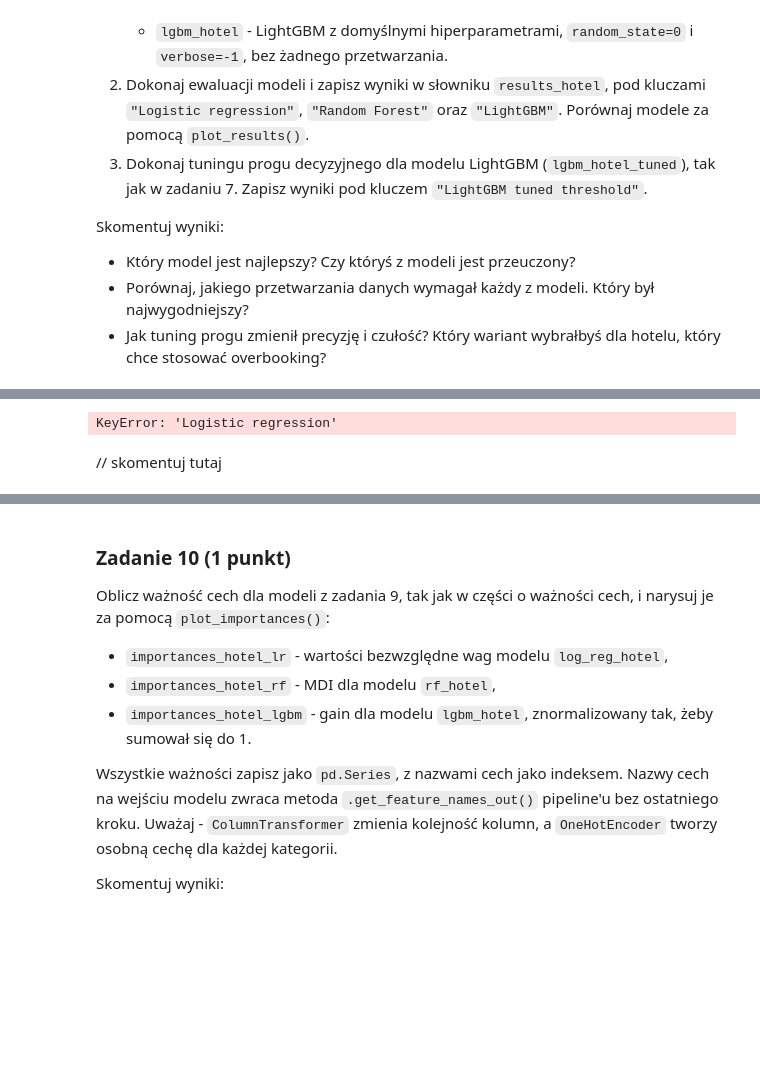
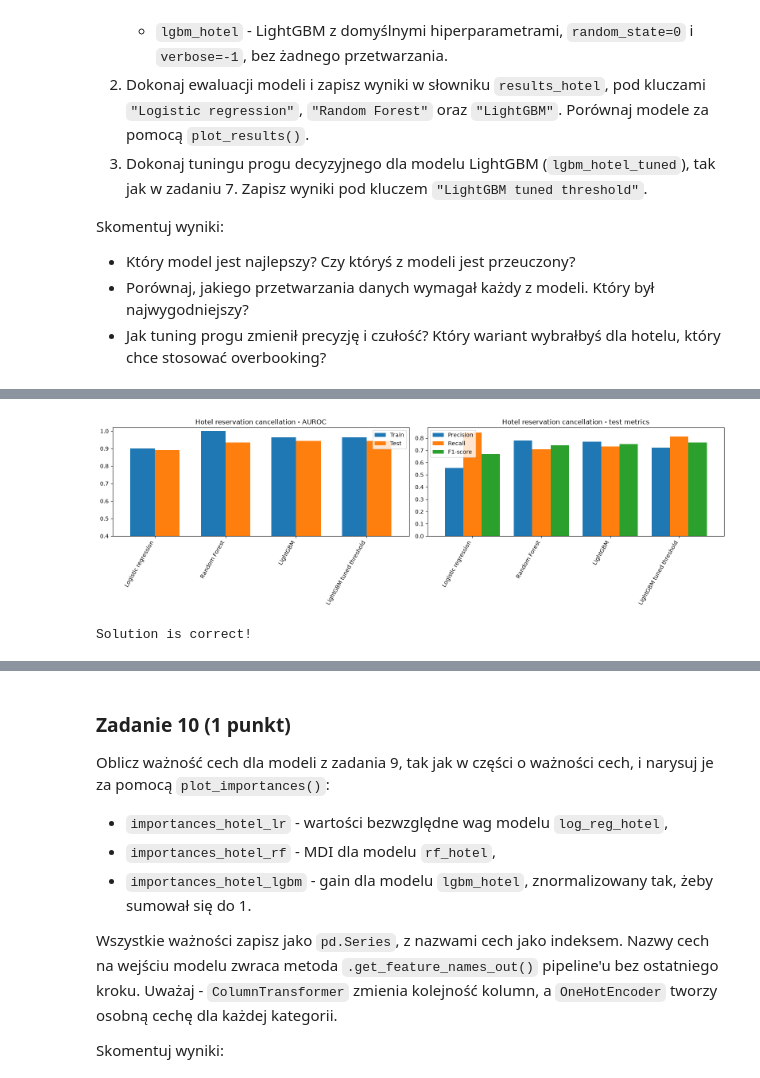
Before and after one commit to Mysiax05/AI_Basics, a Jupyter notebook: lab2/lab_2.ipynb, the cells around one changed output, grey strips where cells are left out. Cells and saved outputs as stored; diff of their text form; code cells hidden in the pictures; blank space fills up the shorter version.

Commit message:
trying differen models

```diff
--- a/lab2/lab_2.ipynb
+++ b/lab2/lab_2.ipynb
@@ -1603,0 +1584,42 @@ lgbm_hotel_tuned = ...
+# %%
+from sklearn.compose import make_column_transformer
+from sklearn.preprocessing import OneHotEncoder, OrdinalEncoder
+
+results_hotel = {}
+
+preprocessor_log = make_column_transformer(
+    (make_pipeline(SimpleImputer(strategy="median"), StandardScaler()), numerical_features_hotel),
+    (OneHotEncoder(handle_unknown="infrequent_if_exist", min_frequency=20, sparse_output=False), categorical_features_hotel)
+)
+
+log_reg_hotel = make_pipeline(
+    preprocessor_log,
+    LogisticRegression(class_weight="balanced", solver="newton-cholesky")
+)
+
+preprocessor_rf = make_column_transformer(
+    (make_pipeline(SimpleImputer(strategy="median"), StandardScaler()), numerical_features_hotel),
+    (OrdinalEncoder(handle_unknown="use_encoded_value", unknown_value=-1), categorical_features_hotel),
+)
+
+rf_hotel = make_pipeline(
+    preprocessor_rf,
+    RandomForestClassifier(n_estimators=500, n_jobs=-1, random_state=0)
+)
+
+lgbm_hotel = LGBMClassifier(random_state=0, verbose=-1)
+
+# train and evaluate models
+log_reg_hotel.fit(X_hotel_train, y_hotel_train)
+rf_hotel.fit(X_hotel_train, y_hotel_train)
+lgbm_hotel.fit(X_hotel_train, y_hotel_train)
+
+results_hotel["Logistic regression"] = evaluate_model(log_reg_hotel, X_hotel_train, X_hotel_test, y_hotel_train, y_hotel_test)
+results_hotel["Random Forest"] = evaluate_model(rf_hotel, X_hotel_train, X_hotel_test, y_hotel_train, y_hotel_test)
+results_hotel["LightGBM"] = evaluate_model(lgbm_hotel, X_hotel_train, X_hotel_test, y_hotel_train, y_hotel_test)
+
+# threshold tuning
+lgbm_hotel_tuned = TunedThresholdClassifierCV(estimator=lgbm_hotel, scoring="f1", cv=5, random_state=0)
+lgbm_hotel_tuned.fit(X_hotel_train, y_hotel_train)
+
+results_hotel["LightGBM tuned threshold"] = evaluate_model(lgbm_hotel_tuned, X_hotel_train, X_hotel_test, y_hotel_train, y_hotel_test)
@@ -1604,3 +1647,7 @@ lgbm_hotel_tuned = ...
+# %%
+plot_results(results_hotel, "Hotel reservation cancellation")
+# %% [output]
+[figure, added]
 # %%
 for name in ["Logistic regression", "Random Forest", "LightGBM"]:
     assert results_hotel[name]["test_auroc"] > 0.87
@@ -1619,6 +1666,4 @@ assert (
 
 print("Solution is correct!")
 # %% [output]
-KeyError: 'Logistic regression'
+Solution is correct!
-# %% [markdown]
-// skomentuj tutaj
```
Also changed, not shown: parts of 4 cells of this notebook.
